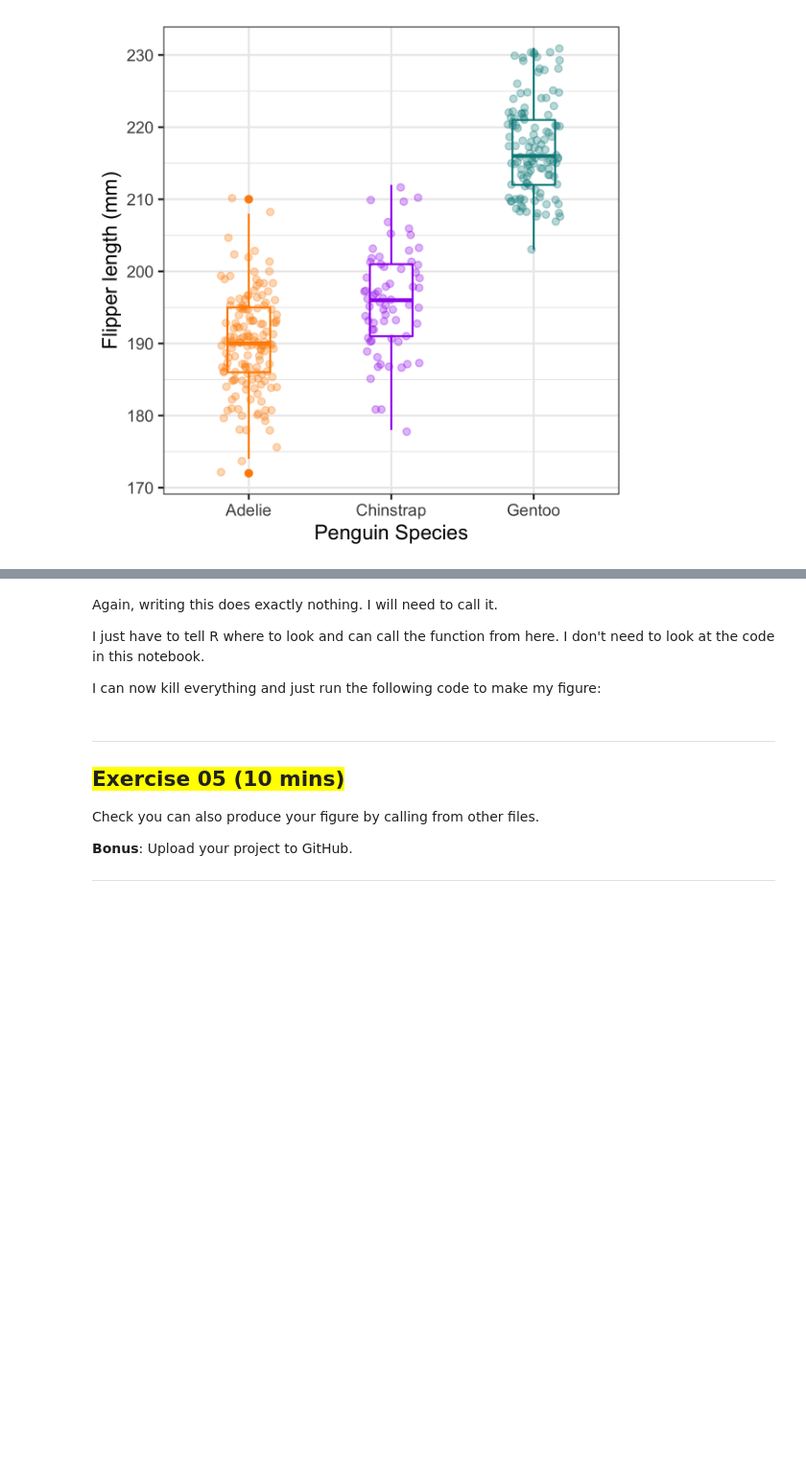
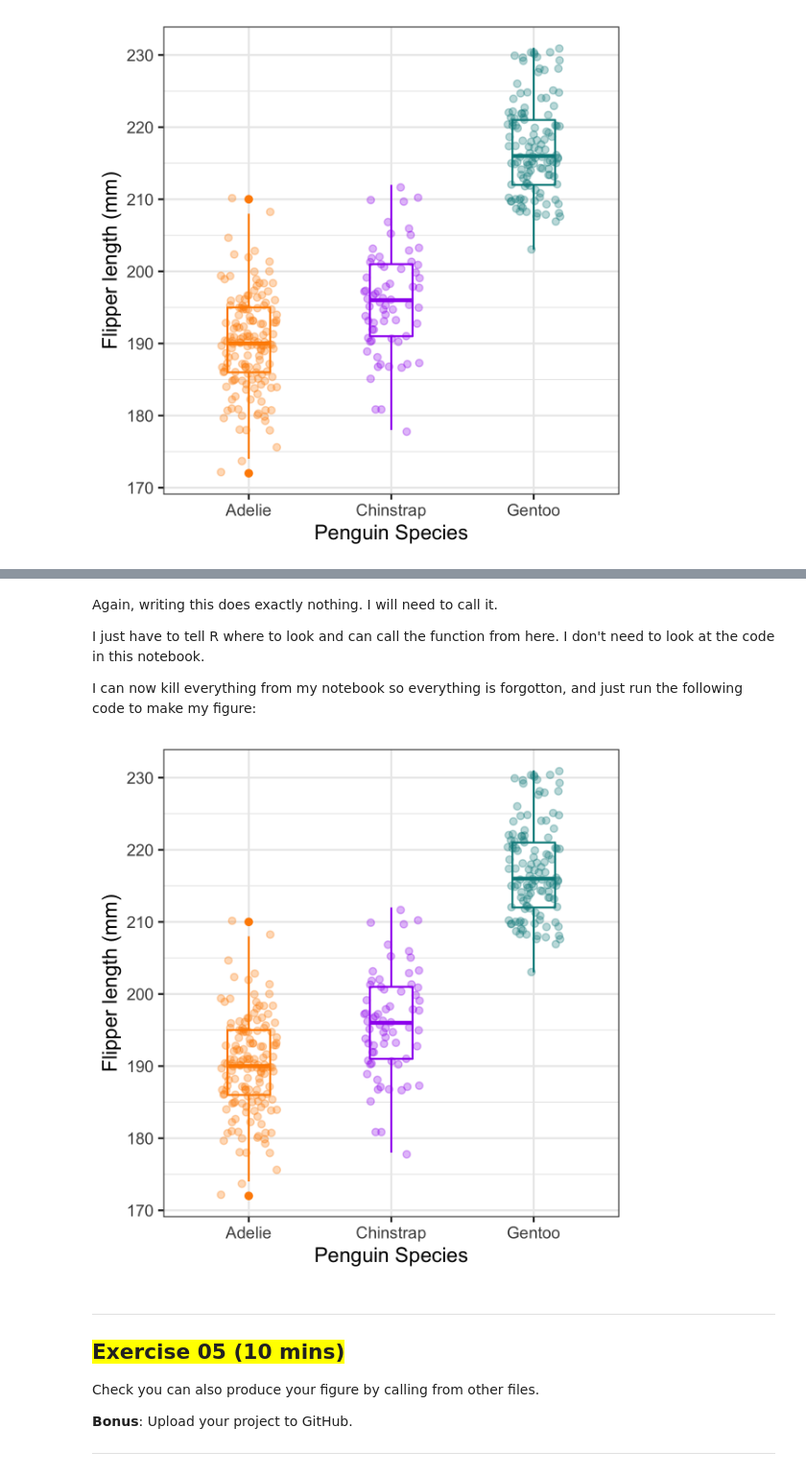
Before and after one commit to LydiaFrance/Reproducible_Figures_R, a Jupyter notebook: lesson_notebook02_figures.ipynb, the cells around one changed output, grey strips where cells are left out. Shown at 96% size. Cells and saved outputs as stored; diff of their text form; code cells hidden in the pictures; blank space fills up the shorter version.

```diff
--- a/lesson_notebook02_figures.ipynb
+++ b/lesson_notebook02_figures.ipynb
@@ -112,0 +141,8 @@ I will then reload my notebook so it can see my changes, and now I can subset th
+# %%
+# A function to subset the flipper data and remove missing data.
+
+remove_empty_flipper_length <- function(data_clean){
+  data_clean %>%
+    filter(!is.na(flipper_length_mm)) %>%
+    select(species, flipper_length_mm)
+}
@@ -242,15 +308,19 @@ Again, writing this does exactly nothing. I will need to call it.
 
 I just have to tell R where to look and can call the function from here. I don't need to look at the code in this notebook.
 
-I can now kill everything and just run the following code to make my figure:
+I can now kill everything from my notebook so everything is forgotton, and just run the following code to make my figure:
 # %%
-source("PenguinProject/functions/packages.r")
-source("PenguinProject/functions/cleaning.r")
-source("PenguinProject/functions/plotting.r")
+source("functions/libraries.r")
+source("functions/cleaning.r")
+source("functions/plotting.r")
 
-penguins_clean <- read.csv("PenguinProject/data_clean/2022-11-05_penguins_clean.csv")
+penguins_clean <- read.csv("data_clean/penguins_clean.csv")
 penguins_flippers <- remove_empty_flipper_length(penguins_clean)
+
 flipper_boxplot <- plot_flipper_figure(penguins_flippers)
+flipper_boxplot
+# %% [output]
+[figure, added]
 # %% [markdown]
 ---
 
```
Also changed, not shown: parts of 76 cells of this notebook, 7 other files.
